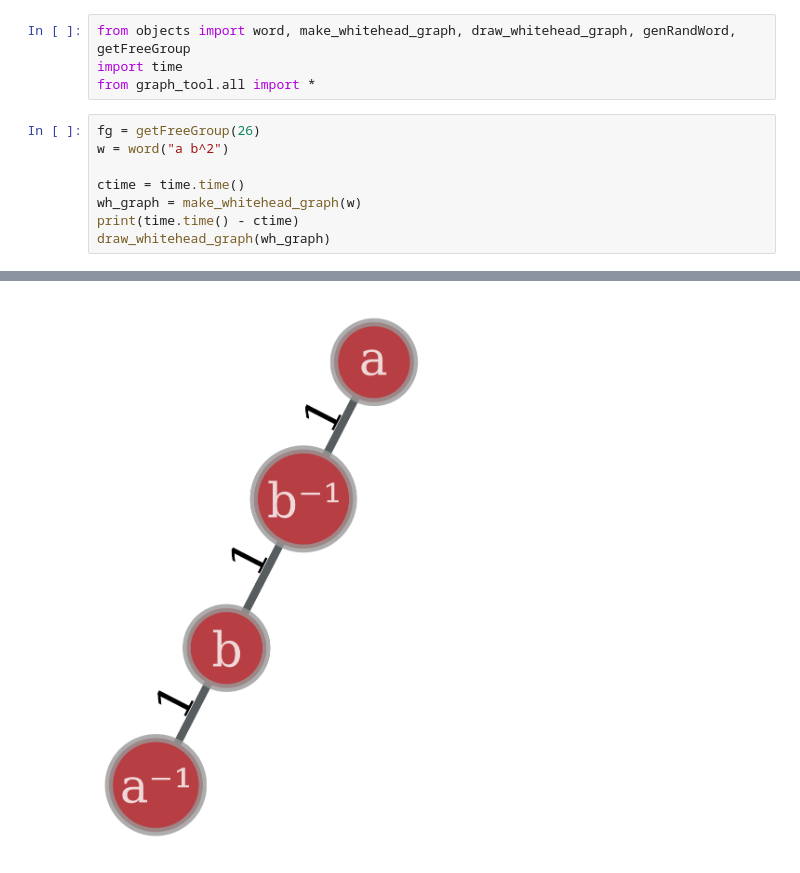
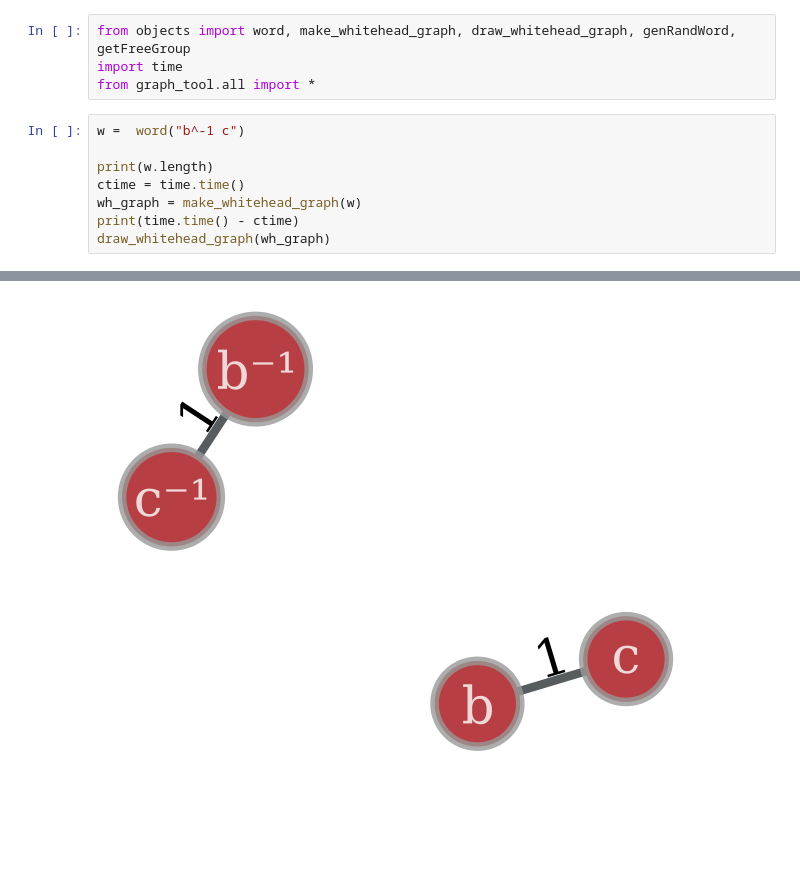
Before and after one commit to Sudhboi/Free-Groups-Research-Summer-2026, a Jupyter notebook: test_programs/python/actual_work/wh_graph_final.ipynb, the cells around one changed output, grey strips where cells are left out. Drawn from its saved outputs; the diff is of its cells as text; blank space fills up the shorter version.

Commit message:
almost done! have whitehead graph and partitions ready to go

```diff
--- a/test_programs/python/actual_work/wh_graph_final.ipynb
+++ b/test_programs/python/actual_work/wh_graph_final.ipynb
@@ -3,9 +3,9 @@ from objects import word, make_whitehead_graph, draw_whitehead_graph, genRandWor
 import time
 from graph_tool.all import *
 # %%
-fg = getFreeGroup(26)
-w = word("a b^2")
+w =  word("b^-1 c")
 
+print(w.length)
 ctime = time.time()
 wh_graph = make_whitehead_graph(w)
 print(time.time() - ctime)
@@ -16,4 +17,4 @@ draw_whitehead_graph(wh_graph)
-[figure, old version]
+[figure, new version]
 # %%
 weight = wh_graph.edge_properties["weight"]
 elem = wh_graph.vertex_properties["elem"]
```
Also changed, not shown: parts of 3 cells of this notebook, 13 other files.
